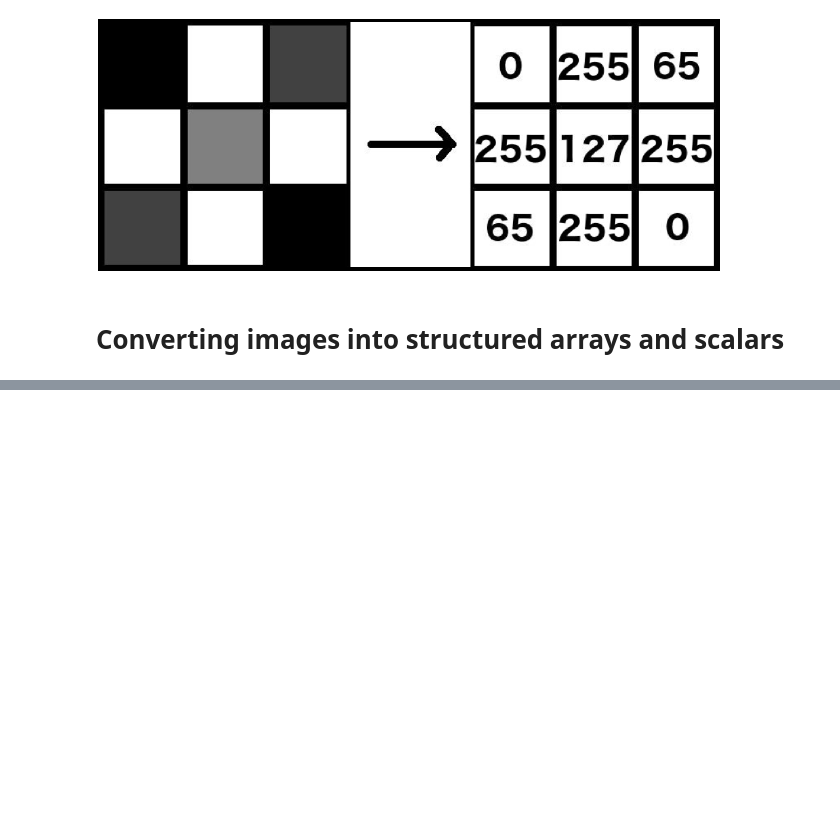
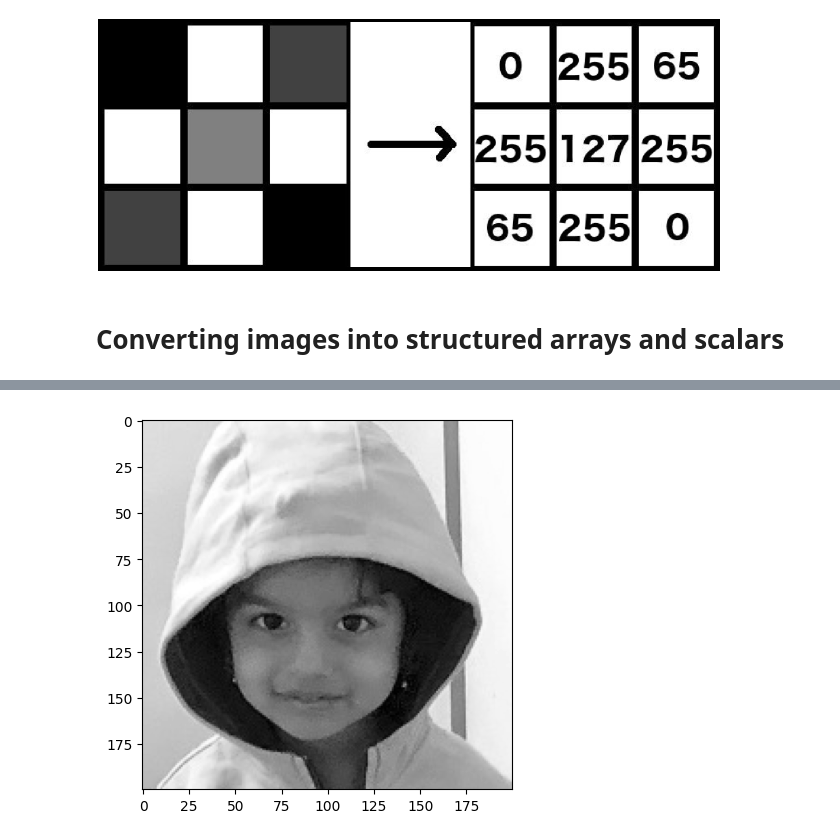
Before and after one commit to Elbhnasy/Modern-Computer-Vision-with-PyTorch-Summary, a Jupyter notebook: Chapter03/ch3.ipynb, the cells around one changed output, grey strips where cells are left out. Drawn from its saved outputs; the diff is of its cells as text; code cells hidden in the pictures; blank space fills up the shorter version.

Commit message:
ch3 Converting imagesinto structured arrays and scalars

```diff
--- a/Chapter03/ch3.ipynb
+++ b/Chapter03/ch3.ipynb
@@ -37,0 +61,16 @@
+# %%
+# 2. Import libraries and read the downloaded image into the Python environment
+import cv2
+import matplotlib.pyplot as plt
+
+img =cv2.imread('Hemanvi.jpeg')  # This converts an image into an array of pixel
+
+# 3. We'll crop the image between 50th-250th rows, as well as 40th-240th  and convert the image into grayscale
+img = img[50:250, 40:240]
+img_gray = cv2.cvtColor(img , cv2.COLOR_BGR2GRAY)
+
+# # Show image
+plt.imshow(img_gray,  cmap='gray')
+plt.show()
+# %% [output]
+[figure, added]
```
Also changed, not shown: parts of 10 cells of this notebook, 2 other files.
